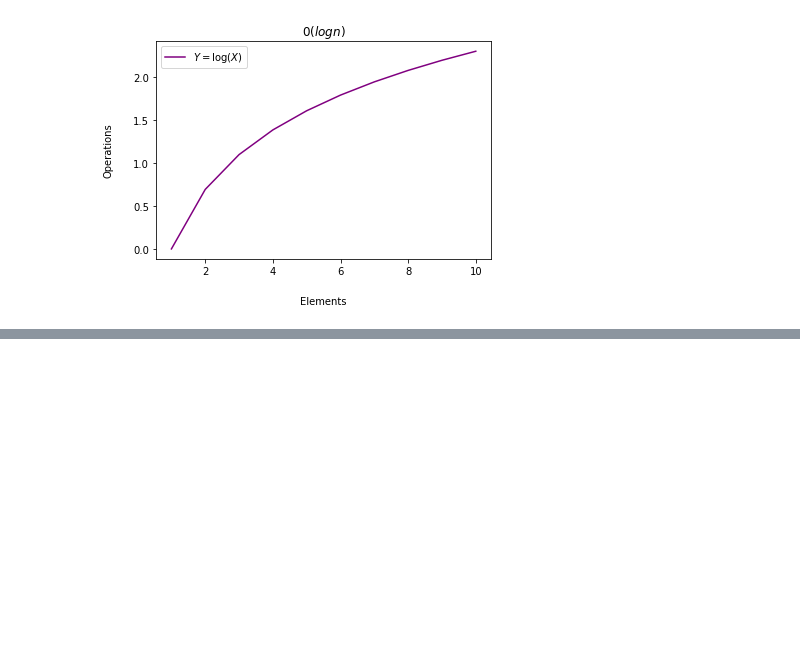
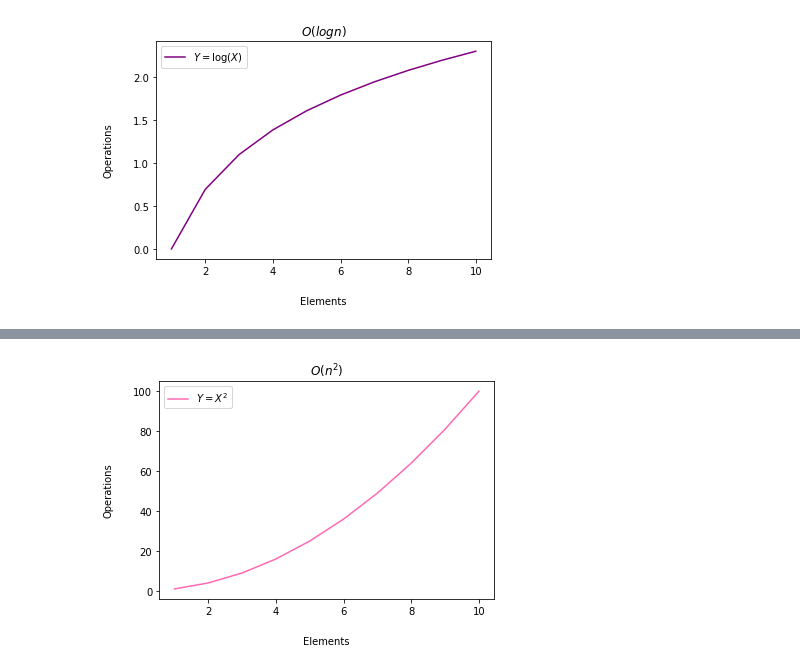
Before and after one commit to CSolitaire/numpy-pandas-visualization-exercises, a Jupyter notebook: big_o_notation.ipynb, the cells around one changed output, grey strips where cells are left out. Saved outputs shown, nothing was run; the diff lists cells and outputs as text; code cells hidden in the pictures; blank space fills up the shorter version.

```diff
--- a/big_o_notation.ipynb
+++ b/big_o_notation.ipynb
@@ -36,0 +61,12 @@ plt.show()
+# %%
+# y=x^2 and label it "O(n^2)"
+x = [1,2,3,4,5,6,7,8,9,10]
+y = [(n ** 2) for n in x]
+plt.plot(x,y, label= '$Y=X^2$', color ='hotpink')
+plt.legend(loc = 'upper left')
+plt.title("$O(n^2)$")
+plt.xlabel('Elements', ha = 'center', labelpad = 20)
+plt.ylabel('Operations', ha = 'center', labelpad =20)
+plt.show()
+# %% [output]
+[figure, added]
```
Also changed, not shown: parts of 8 cells of this notebook.
